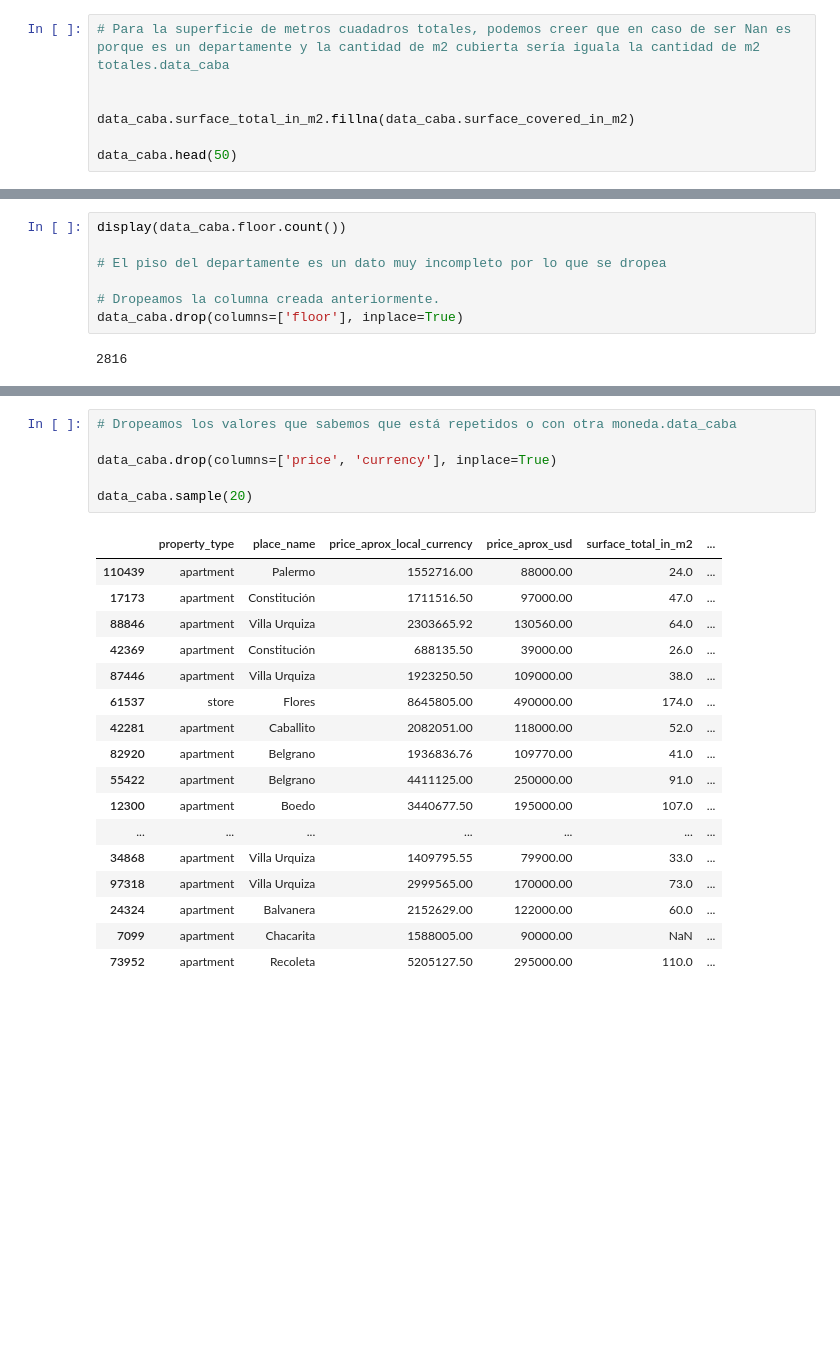
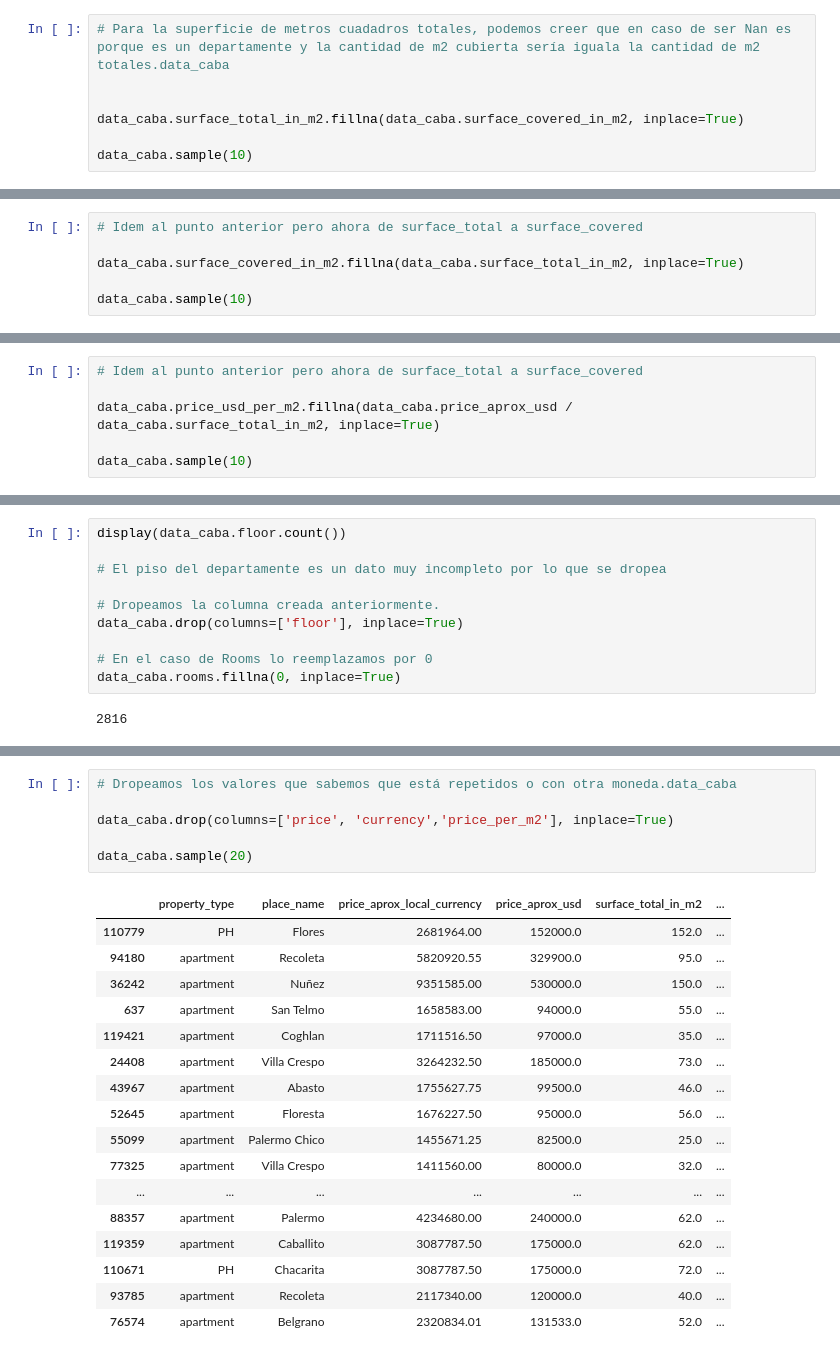
Before and after one commit to nachommm/Desafio2, a Jupyter notebook: desafio2-machine.learning.ipynb, the cells around one changed output, grey strips where cells are left out. Cells and saved outputs as stored; diff of their text form; blank space fills up the shorter version.

```diff
--- a/desafio2-machine.learning.ipynb
+++ b/desafio2-machine.learning.ipynb
@@ -229,8 +229,8 @@ display(data_caba.loc[mask_price_validation, :].sample(20))
 # Para la superficie de metros cuadadros totales, podemos creer que en caso de ser Nan es porque es un departamente y la cantidad de m2 cubierta sería iguala la cantidad de m2 totales.data_caba
 
 
-data_caba.surface_total_in_m2.fillna(data_caba.surface_covered_in_m2)
+data_caba.surface_total_in_m2.fillna(data_caba.surface_covered_in_m2, inplace=True)
 
-data_caba.head(50)
+data_caba.sample(10)
 # %% [output]
 |  | property_type | place_name | price | currency | price_aprox_local_currency | price_aprox_usd | ... |
@@ -252,0 +247,6 @@ data_caba.head(50)
+# %%
+# Idem al punto anterior pero ahora de surface_total a surface_covered
+
+data_caba.surface_covered_in_m2.fillna(data_caba.surface_total_in_m2, inplace=True)
+
+data_caba.sample(10)
@@ -252,0 +265,6 @@ data_caba.head(50)
+# %%
+# Idem al punto anterior pero ahora de surface_total a surface_covered
+
+data_caba.price_usd_per_m2.fillna(data_caba.price_aprox_usd / data_caba.surface_total_in_m2, inplace=True)
+
+data_caba.sample(10)
@@ -257,6 +287,9 @@ display(data_caba.floor.count())
 
 # Dropeamos la columna creada anteriormente.
 data_caba.drop(columns=['floor'], inplace=True)
+
+# En el caso de Rooms lo reemplazamos por 0
+data_caba.rooms.fillna(0, inplace=True)
 # %% [output]
 2816
 # %%
@@ -268,24 +301,24 @@ display(data_caba.rooms.count())
 # %%
 # Dropeamos los valores que sabemos que está repetidos o con otra moneda.data_caba
 
-data_caba.drop(columns=['price', 'currency'], inplace=True)
+data_caba.drop(columns=['price', 'currency','price_per_m2'], inplace=True)
 
 data_caba.sample(20)
 # %% [output]
 |  | property_type | place_name | price_aprox_local_currency | price_aprox_usd | surface_total_in_m2 | ... |
-| 110439 | apartment | Palermo | 1552716.00 | 88000.00 | 24.0 | ... |
-| 17173 | apartment | Constitución | 1711516.50 | 97000.00 | 47.0 | ... |
-| 88846 | apartment | Villa Urquiza | 2303665.92 | 130560.00 | 64.0 | ... |
-| 42369 | apartment | Constitución | 688135.50 | 39000.00 | 26.0 | ... |
-| 87446 | apartment | Villa Urquiza | 1923250.50 | 109000.00 | 38.0 | ... |
-| 61537 | store | Flores | 8645805.00 | 490000.00 | 174.0 | ... |
-| 42281 | apartment | Caballito | 2082051.00 | 118000.00 | 52.0 | ... |
-| 82920 | apartment | Belgrano | 1936836.76 | 109770.00 | 41.0 | ... |
-| 55422 | apartment | Belgrano | 4411125.00 | 250000.00 | 91.0 | ... |
-| 12300 | apartment | Boedo | 3440677.50 | 195000.00 | 107.0 | ... |
+| 110779 | PH | Flores | 2681964.00 | 152000.0 | 152.0 | ... |
+| 94180 | apartment | Recoleta | 5820920.55 | 329900.0 | 95.0 | ... |
+| 36242 | apartment | Nuñez | 9351585.00 | 530000.0 | 150.0 | ... |
+| 637 | apartment | San Telmo | 1658583.00 | 94000.0 | 55.0 | ... |
+| 119421 | apartment | Coghlan | 1711516.50 | 97000.0 | 35.0 | ... |
+| 24408 | apartment | Villa Crespo | 3264232.50 | 185000.0 | 73.0 | ... |
+| 43967 | apartment | Abasto | 1755627.75 | 99500.0 | 46.0 | ... |
+| 52645 | apartment | Floresta | 1676227.50 | 95000.0 | 56.0 | ... |
+| 55099 | apartment | Palermo Chico | 1455671.25 | 82500.0 | 25.0 | ... |
+| 77325 | apartment | Villa Crespo | 1411560.00 | 80000.0 | 32.0 | ... |
 | ... | ... | ... | ... | ... | ... | ... |
-| 34868 | apartment | Villa Urquiza | 1409795.55 | 79900.00 | 33.0 | ... |
-| 97318 | apartment | Villa Urquiza | 2999565.00 | 170000.00 | 73.0 | ... |
-| 24324 | apartment | Balvanera | 2152629.00 | 122000.00 | 60.0 | ... |
-| 7099 | apartment | Chacarita | 1588005.00 | 90000.00 | NaN | ... |
-| 73952 | apartment | Recoleta | 5205127.50 | 295000.00 | 110.0 | ... |
+| 88357 | apartment | Palermo | 4234680.00 | 240000.0 | 62.0 | ... |
+| 119359 | apartment | Caballito | 3087787.50 | 175000.0 | 62.0 | ... |
+| 110671 | PH | Chacarita | 3087787.50 | 175000.0 | 72.0 | ... |
+| 93785 | apartment | Recoleta | 2117340.00 | 120000.0 | 40.0 | ... |
+| 76574 | apartment | Belgrano | 2320834.01 | 131533.0 | 52.0 | ... |
```
Also changed, not shown: parts of 10 cells of this notebook.
